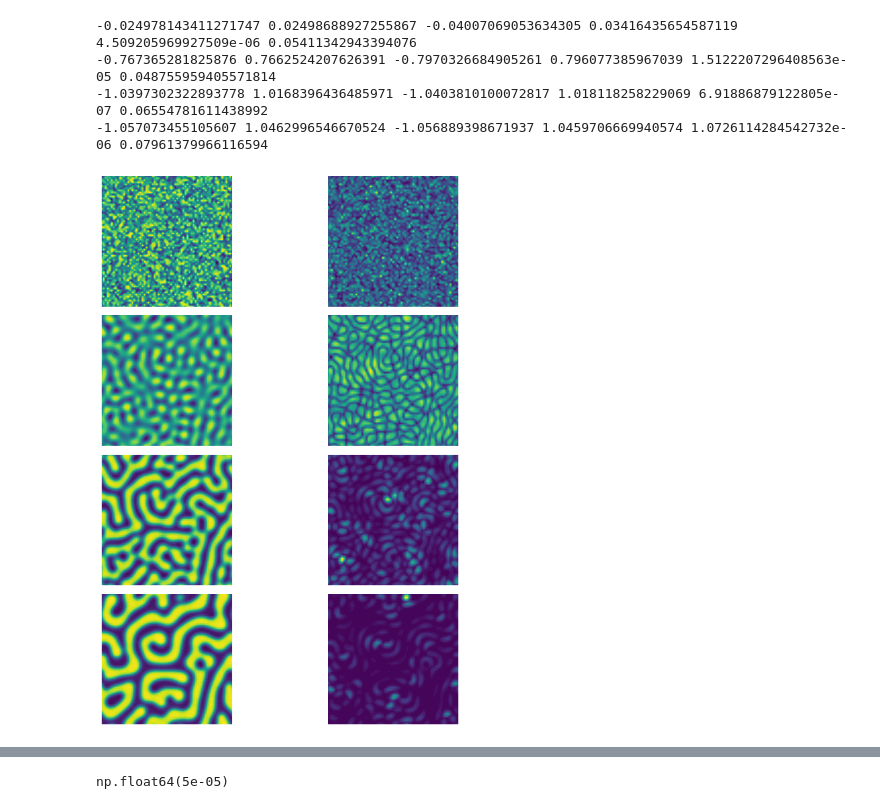
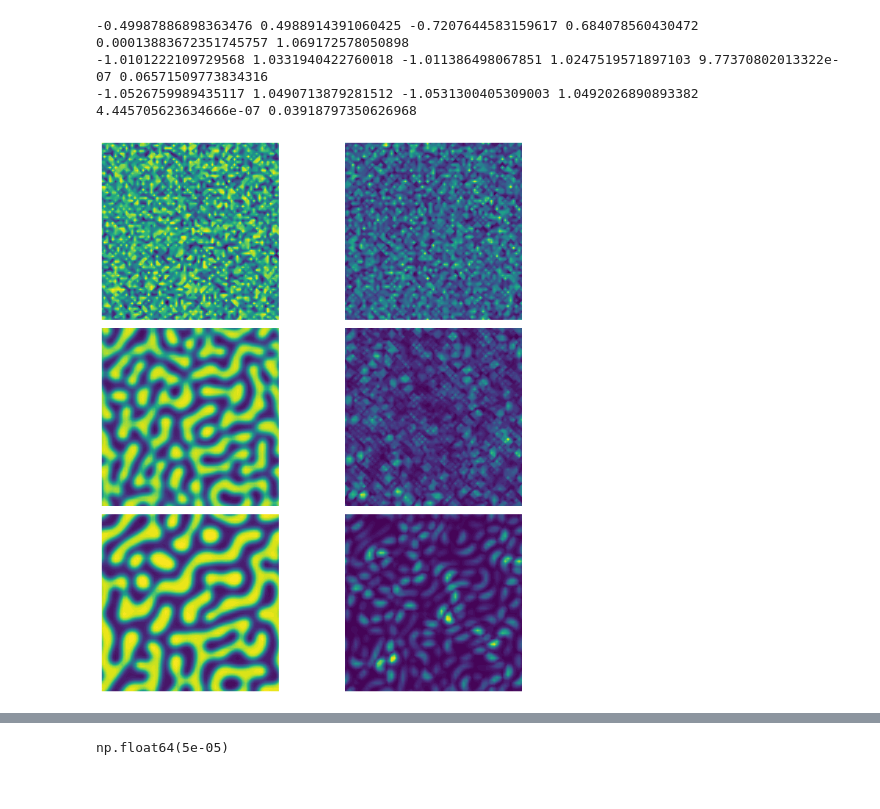
Before and after one commit to NanxiiChen/PF-PINO, a Jupyter notebook: spinodal_decomp/make_dataset.ipynb, the cells around one changed output, grey strips where cells are left out. Cells and saved outputs as stored; diff of their text form; code cells hidden in the pictures.

```diff
--- a/spinodal_decomp/make_dataset.ipynb
+++ b/spinodal_decomp/make_dataset.ipynb
@@ -8,7 +8,7 @@ mesh = np.load(f"{save_dir}/train_valid/mesh_grid_coords.npy")
 mesh = np.transpose(mesh, (2, 0, 1))
 meshx = mesh[0, :, :]
 meshy = mesh[1, :, :]
-tics = [0, 1, 2, 100, 150, 200]
+tics = [0, 25, 50, 75, 100]
 
 fig, axes = plt.subplots(2, len(tics), figsize=(15, 6))
 for i, tic in enumerate(tics):
@@ -40,7 +40,7 @@ solutions.shape
 # %%
 from configs.train_debug import Configs
 configs = Configs()
-num_ics = 10
+num_ics = 20
 mesh = np.load("./data/train_valid/mesh_grid_coords.npy")
 mesh = np.transpose(mesh, (2, 0, 1))
 meshx = mesh[0, :, :]
@@ -71,31 +71,30 @@ Xs[:, 2, :, :] = meshes_repeated[:, 0, :, :] / configs.Lc  # x
 Xs[:, 3, :, :] = meshes_repeated[:, 1, :, :] / configs.Lc # y
 # %%
 import matplotlib.pyplot as plt
-ts = [0, 40, 99, 199]
-fig, axes = plt.subplots(4, 2, figsize=(10, 10))
+ts = [0, 40, 99]
+fig, axes = plt.subplots(3, 2, figsize=(10, 10))
 for idx, t in enumerate(ts):
     t += 400
     x = Xs[t, 0, :, :]
     y = Ys[t, 0, :, :]
     meshx = Xs[t, 2, :, :] * configs.Lc
     meshy = Xs[t, 3, :, :] * configs.Lc
     ax = axes[idx, 0]
     # im = ax.pcolormesh(meshx, meshy, x, cmap="coolwarm")
     ax.contourf(meshx, meshy, x, levels=50, cmap='viridis')
     ax.set_aspect('equal')
     ax.set_axis_off()
 
     ax = axes[idx, 1]
     diff = np.abs(y - x)
     # im = ax.pcolormesh(meshx, meshy, diff, cmap="coolwarm")
     ax.contourf(meshx, meshy, diff, levels=50, cmap='viridis')
     ax.set_aspect('equal')
     ax.set_axis_off()
     print(x.min(), x.max(), y.min(), y.max(), diff.min(), diff.max())
 fig.tight_layout()
 # %% [output]
--0.024978143411271747 0.02498688927255867 -0.04007069053634305 0.03416435654587119 4.509205969927509e-06 0.05411342943394076
--0.767365281825876 0.7662524207626391 -0.7970326684905261 0.796077385967039 1.5122207296408563e-05 0.048755959405571814
--1.0397302322893778 1.0168396436485971 -1.0403810100072817 1.018118258229069 6.91886879122805e-07 0.06554781611438992
--1.057073455105607 1.0462996546670524 -1.056889398671937 1.0459706669940574 1.0726114284542732e-06 0.07961379966116594
+-0.49987886898363476 0.4988914391060425 -0.7207644583159617 0.684078560430472 0.00013883672351745757 1.069172578050898
+-1.0101222109729568 1.0331940422760018 -1.011386498067851 1.0247519571897103 9.77370802013322e-07 0.06571509773834316
+-1.0526759989435117 1.0490713879281512 -1.0531300405309003 1.0492026890893382 4.445705623634666e-07 0.03918797350626968
-[figure, old version]
+[figure, new version]
```
Also changed, not shown: parts of 4 cells of this notebook, 6 other files.
